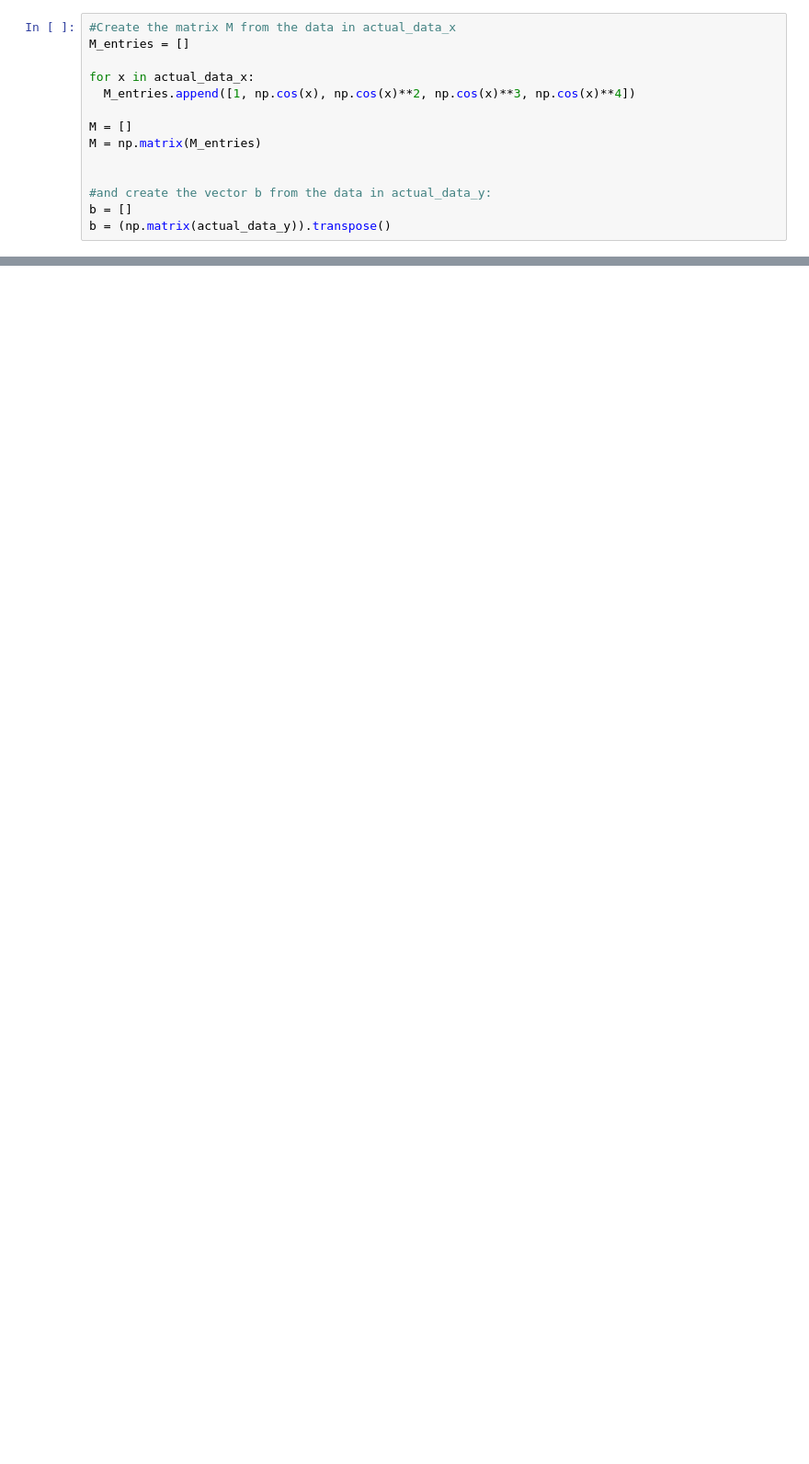
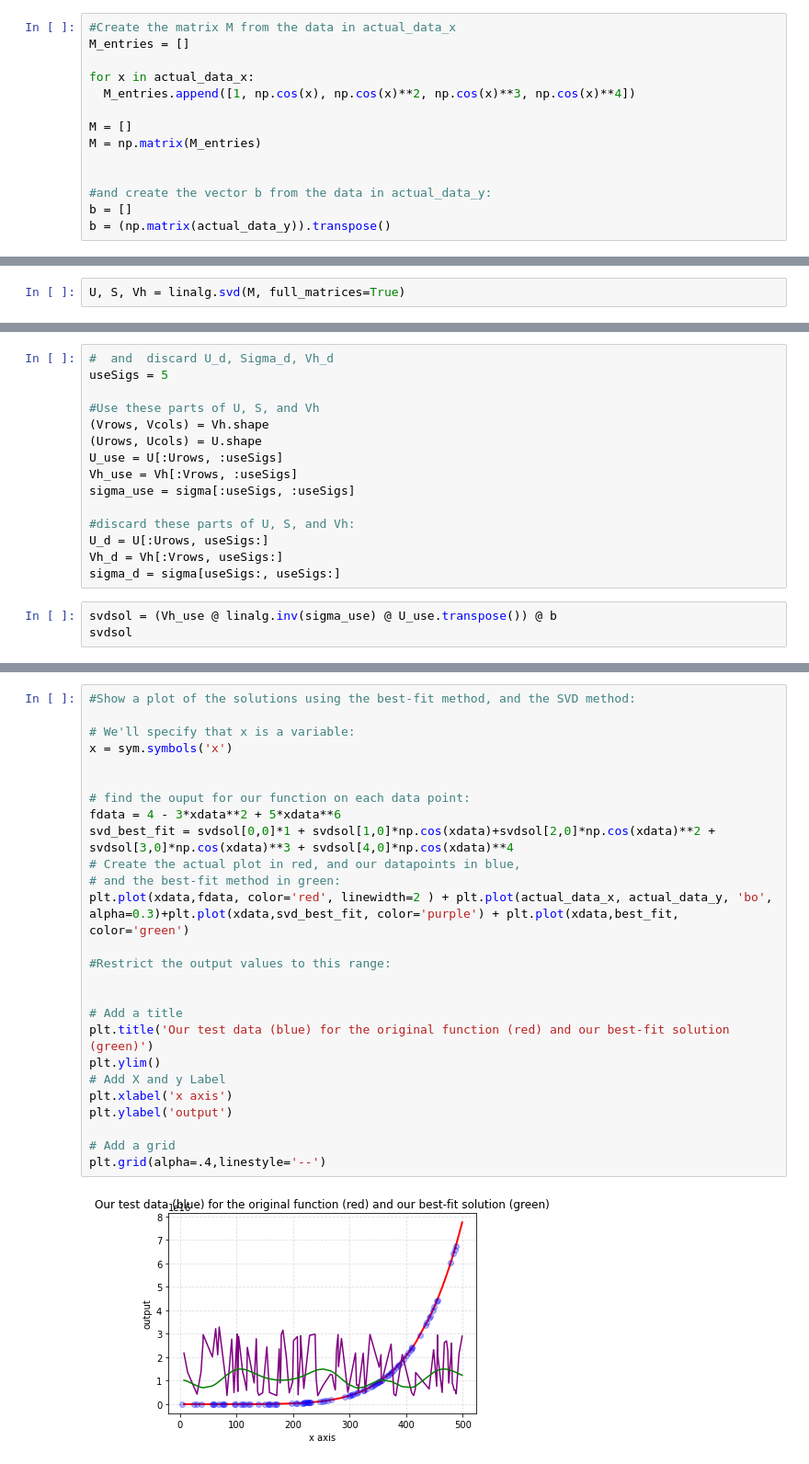
Before and after one commit to KapilKhanal/AdvLinearAlgebra, a Jupyter notebook: Project_4_Case_3_An_Interesting_Case_using_Singular_Values_and_Best_Fit.ipynb, the cells around one changed output, grey strips where cells are left out. Shown at 92% size. Saved outputs shown, nothing was run; the diff lists cells and outputs as text; blank space fills up the shorter version.

```diff
--- a/Project_4_Case_3_An_Interesting_Case_using_Singular_Values_and_Best_Fit.ipynb
+++ b/Project_4_Case_3_An_Interesting_Case_using_Singular_Values_and_Best_Fit.ipynb
@@ -150,0 +183,2 @@ array([4.3676836 , 4.84701397, 3.03271553, 3.71675034, 3.13401178,
+# %%
+U, S, Vh = linalg.svd(M, full_matrices=True)
@@ -150,0 +199,18 @@ array([4.3676836 , 4.84701397, 3.03271553, 3.71675034, 3.13401178,
+# %%
+#  and  discard U_d, Sigma_d, Vh_d
+useSigs = 5
+
+#Use these parts of U, S, and Vh
+(Vrows, Vcols) = Vh.shape
+(Urows, Ucols) = U.shape
+U_use = U[:Urows, :useSigs]
+Vh_use = Vh[:Vrows, :useSigs]
+sigma_use = sigma[:useSigs, :useSigs]
+
+#discard these parts of U, S, and Vh:
+U_d = U[:Urows, useSigs:]
+Vh_d = Vh[:Vrows, useSigs:]
+sigma_d = sigma[useSigs:, useSigs:]
+# %%
+svdsol = (Vh_use @ linalg.inv(sigma_use) @ U_use.transpose()) @ b
+svdsol
@@ -150,0 +228,28 @@ array([4.3676836 , 4.84701397, 3.03271553, 3.71675034, 3.13401178,
+# %%
+#Show a plot of the solutions using the best-fit method, and the SVD method:
+
+# We'll specify that x is a variable:
+x = sym.symbols('x')
+
+
+# find the ouput for our function on each data point:
+fdata = 4 - 3*xdata**2 + 5*xdata**6
+svd_best_fit = svdsol[0,0]*1 + svdsol[1,0]*np.cos(xdata)+svdsol[2,0]*np.cos(xdata)**2 + svdsol[3,0]*np.cos(xdata)**3 + svdsol[4,0]*np.cos(xdata)**4
+# Create the actual plot in red, and our datapoints in blue,
+# and the best-fit method in green:
+plt.plot(xdata,fdata, color='red', linewidth=2 ) + plt.plot(actual_data_x, actual_data_y, 'bo', alpha=0.3)+plt.plot(xdata,svd_best_fit, color='purple') + plt.plot(xdata,best_fit, color='green')
+
+#Restrict the output values to this range:
+
+
+# Add a title
+plt.title('Our test data (blue) for the original function (red) and our best-fit solution (green)')
+plt.ylim()
+# Add X and y Label
+plt.xlabel('x axis')
+plt.ylabel('output')
+
+# Add a grid
+plt.grid(alpha=.4,linestyle='--')
+# %% [output]
+[figure, added]
```
Also changed, not shown: parts of 11 cells of this notebook.
